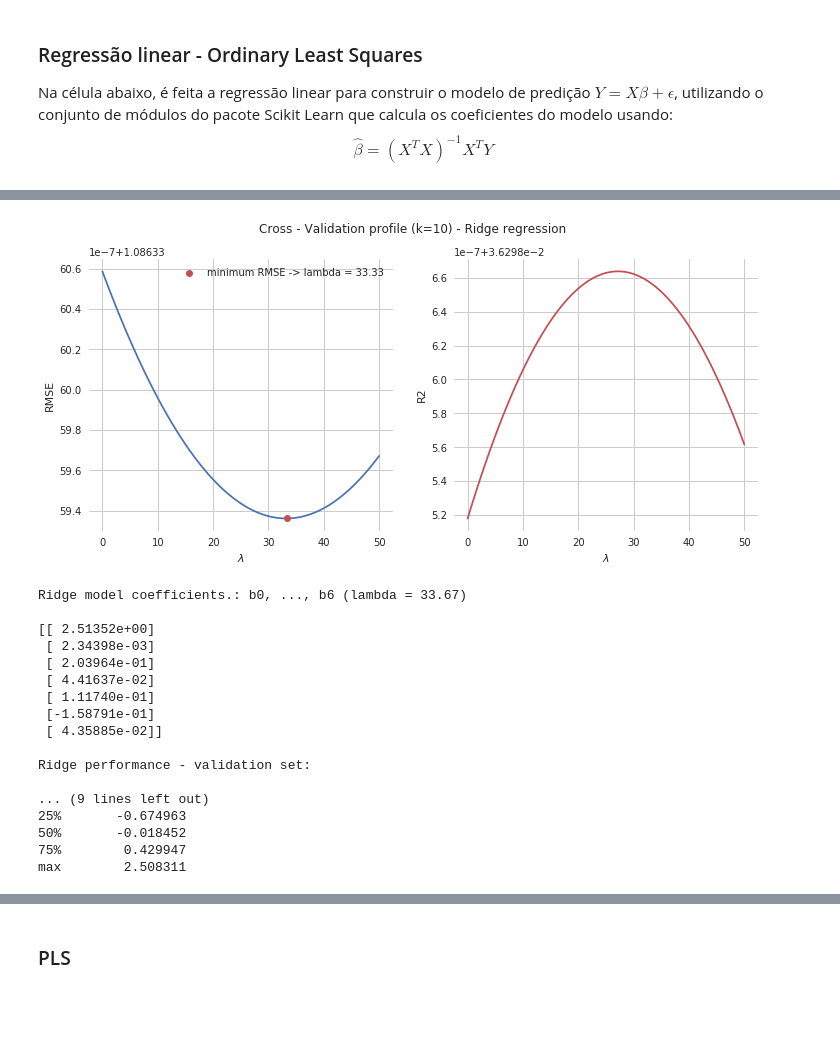
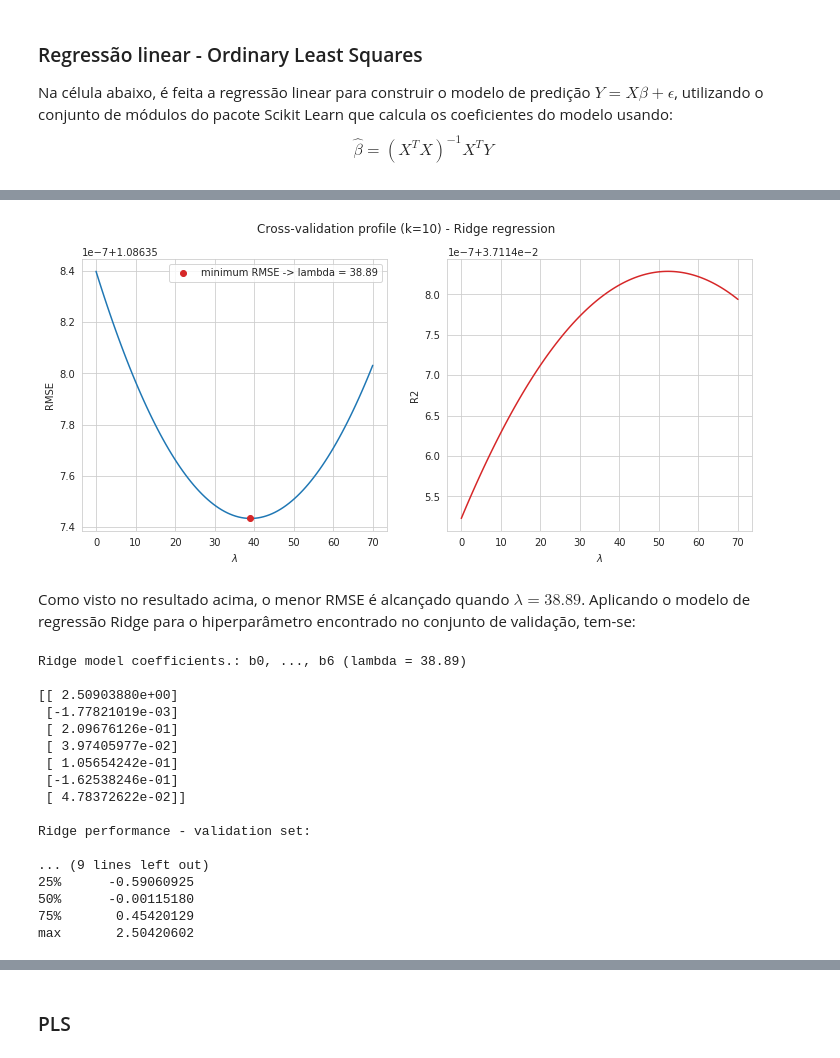
Before and after one commit to ezequiasjunior/ica2019.2, a Jupyter notebook: Homework02/regression_models_hw02.ipynb, the cells around one changed output, grey strips where cells are left out. Saved outputs shown, nothing was run; the diff lists cells and outputs as text; code cells hidden in the pictures; blank space fills up the shorter version.

```diff
--- a/Homework02/regression_models_hw02.ipynb
+++ b/Homework02/regression_models_hw02.ipynb
@@ -47,10 +54,10 @@ Como resultado do notebook da parte 1, os conjuntos de treino e validação tran
 # %%
 # Loading transformed predictors data:
-mos_train = pd.read_excel('hw2-data/Xtrans_mos_train.xlsx')
+mos_trainX = pd.read_excel('hw2-data/X_mos_training.xlsx')#Xtrans_mos_train.xlsx') #2/3
 # Loading outcome data:
-mos_Ytrain = pd.read_excel('hw2-data/Y_mos_train.xlsx')
+mos_trainY = pd.read_excel('hw2-data/Y_mos_training.xlsx')#Y_mos_train.xlsx') #2/3
 # Info:
-unc_monovar(mos_train)
-unc_monovar(mos_Ytrain)
+unc_monovar(mos_trainX)
+unc_monovar(mos_trainY)
 # %% [output]
 |  | count | mean | std | skewness | min | 25% | 50% | 75% | max |
@@ -185,37 +194,43 @@ max        2.509583
 # %%
-# Range of hyperparam lambda [0, 50]:
-lambd = np.linspace(0, 50, 100)
+# Range of hyperparam. lambda [0, 70]:
+lambd = np.linspace(0, 70, 100)
 # Variables for mean of CV metrics:
 cv_rmse = np.zeros(lambd.size)
 cv_r2 = np.zeros(lambd.size)
 # Perform CV profile:
 for idx, l in enumerate(lambd):
+    # Build the model: lambda = l
     cv_ridge = linear_model.Ridge(alpha=l)
-    cv_r2[idx] = cross_val_score(cv_ridge, mos_train.values, mos_Ytrain.values, cv=10).mean()
-    cv_ridge_rmse = cross_val_score(cv_ridge, mos_train.values, mos_Ytrain.values,
+    # Cross validation scheme: considering k=10
+    cv_r2[idx] = cross_val_score(cv_ridge, mos_trainX.values, mos_trainY.values, cv=10).mean()
+    cv_ridge_rmse = cross_val_score(cv_ridge, mos_trainX.values, mos_trainY.values,
                                          scoring='neg_mean_squared_error',cv=10).mean()
     cv_rmse[idx] = np.sqrt(-cv_ridge_rmse)
 # %%
-# Process report:
+# Process report: plot cross-validation profile:
 fig, ax = plt.subplots(1, 2, figsize=(12,5))
-plt.suptitle('Cross - Validation profile (k=10) - Ridge regression')
-ax[0].plot(lambd, cv_rmse,'C0-')
+plt.suptitle('Cross-validation profile (k=10) - Ridge regression')
+ax[0].plot(lambd, cv_rmse,'C0-') # rmse
 ax[0].set_xlabel('$\lambda$')
 ax[0].set_ylabel('RMSE')
-ax[0].plot(lambd[np.argmin(cv_rmse)], np.min(cv_rmse), 'C2o',
+ax[0].plot(lambd[np.argmin(cv_rmse)], np.min(cv_rmse), 'C3o',
            label=f'minimum RMSE -> lambda = {lambd[np.argmin(cv_rmse)]:.4}') # minimum rmse point
 ax[0].legend()
-ax[1].plot(lambd, cv_r2,'C2-')
+ax[1].plot(lambd, cv_r2,'C3-') # r2
 ax[1].set_xlabel('$\lambda$')
 ax[1].set_ylabel('R2')
 plt.show()
+fig.savefig('hw02-figs/CV_ridgelambda.pdf')
 # %% [output]
-[figure, old version]
+[figure, new version]
+# %% [markdown]
+Como visto no resultado acima, o menor RMSE é alcançado quando $\lambda = 38.89$. Aplicando o modelo de regressão
+Ridge para o hiperparâmetro encontrado no conjunto de validação, tem-se:
 # %%
-# Build the model with lambda opt = 33.33
+# Build the model with lambda opt = 38.89 58.38
 ridge_opt = linear_model.Ridge(alpha=lambd[np.argmin(cv_rmse)])
-# Model fitting using the train set:
-ridge_opt.fit(mos_train.values, mos_Ytrain.values)
+# Model fitting using the training set:
+ridge_opt.fit(mos_trainX.values, mos_trainY.values)
 # Model output: estimated coeff. independent term + D=6 weigths
 ridge_opt_beta = np.hstack([ridge_opt.intercept_[:, np.newaxis], ridge_opt.coef_])
 
@@ -227,27 +242,27 @@ ridge_opt_rmse = np.sqrt(mean_squared_error(mos_Y, ridge_opt_Y))
 ridge_opt_r2 = r2_score(mos_Y, ridge_opt_Y)
 
 # View results:
-print(f'''Ridge model coefficients.: b0, ..., b6 (lambda = 33.67)\n
+print(f'''Ridge model coefficients.: b0, ..., b6 (lambda = {lambd[np.argmin(cv_rmse)]:.4})\n
 {ridge_opt_beta.T}\n
 Ridge performance - validation set:\n
 RMSE: {ridge_opt_rmse}
 R2: {ridge_opt_r2}\n
-Residuals:\n {(mos_Y - ridge_opt_Y).describe()}\n''')
+Residuals:\n {(mos_Y - ridge_opt_Y).describe()}''')
 # %% [output]
-Ridge model coefficients.: b0, ..., b6 (lambda = 33.67)
+Ridge model coefficients.: b0, ..., b6 (lambda = 38.89)
 
-[[ 2.51352e+00]
- [ 2.34398e-03]
- [ 2.03964e-01]
- [ 4.41637e-02]
- [ 1.11740e-01]
- [-1.58791e-01]
- [ 4.35885e-02]]
+[[ 2.50903880e+00]
+ [-1.77821019e-03]
+ [ 2.09676126e-01]
+ [ 3.97405977e-02]
+ [ 1.05654242e-01]
+ [-1.62538246e-01]
+ [ 4.78372622e-02]]
 
 Ridge performance - validation set:
 
 ... (9 lines left out)
-25%       -0.674963
-50%       -0.018452
-75%        0.429947
-max        2.508311
+25%      -0.59060925
+50%      -0.00115180
+75%       0.45420129
+max       2.50420602
```
Also changed, not shown: parts of 27 cells of this notebook, 36 other files.
